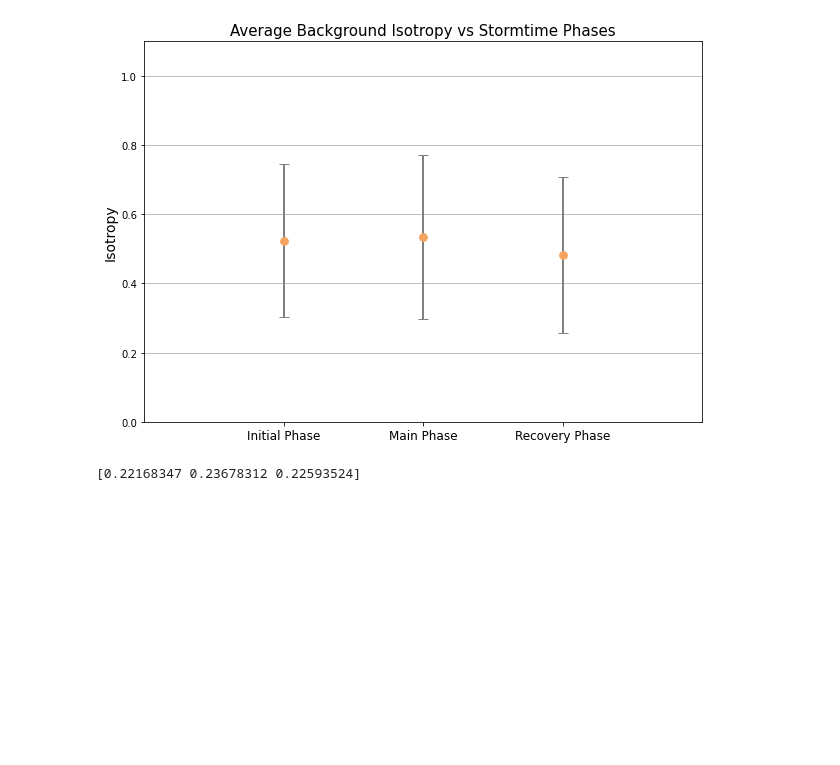
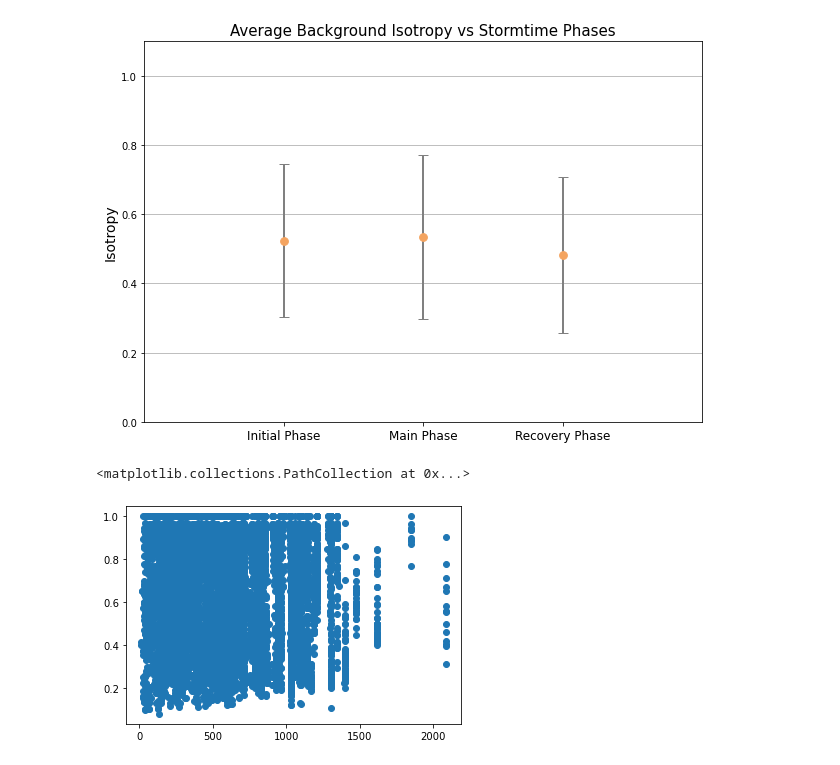
Before and after one commit to conradmr98/lasp-microburst-research, a Jupyter notebook: sampexlib/SAMPEX/Iso-avgs_per_stormtime-period.ipynb, the cells around one changed output. Drawn from its saved outputs; the diff is of its cells as text; code cells hidden in the pictures; blank space fills up the shorter version.

```diff
--- a/sampexlib/SAMPEX/Iso-avgs_per_stormtime-period.ipynb
+++ b/sampexlib/SAMPEX/Iso-avgs_per_stormtime-period.ipynb
@@ -35,8 +35,10 @@ mag_indices = pd.read_csv(directory + file, header = None, delimiter='\s+')
 ind_day = np.array(mag_indices[1])
 ind_hr = np.array(mag_indices[2])
 ind_min = np.array(mag_indices[3])
+t_ind = ind_day*3600*24 + ind_hr*3600 + ind_min*60
 
 AE = np.array(mag_indices[4])
+AE_max = np.max(AE)
 Dst = np.array(mag_indices[5])
 
 mag_indices = pd.read_csv(directory + file, header = None, delimiter='\s+')
@@ -245,7 +286,8 @@ plt.ylabel('Isotropy', fontsize=14)
 plt.grid(axis='y')
 # %% [output]
 [figure]
-# %%
-print(iso_BG_std)
-# %% [output]
-[0.22168347 0.23678312 0.22593524]
+# %%
+plt.scatter(AE_MB_list, iso_MB_AE_list)
+# %% [output]
+<matplotlib.collections.PathCollection at 0x...>
+[figure, added]
```
Also changed, not shown: parts of 7 cells of this notebook.
